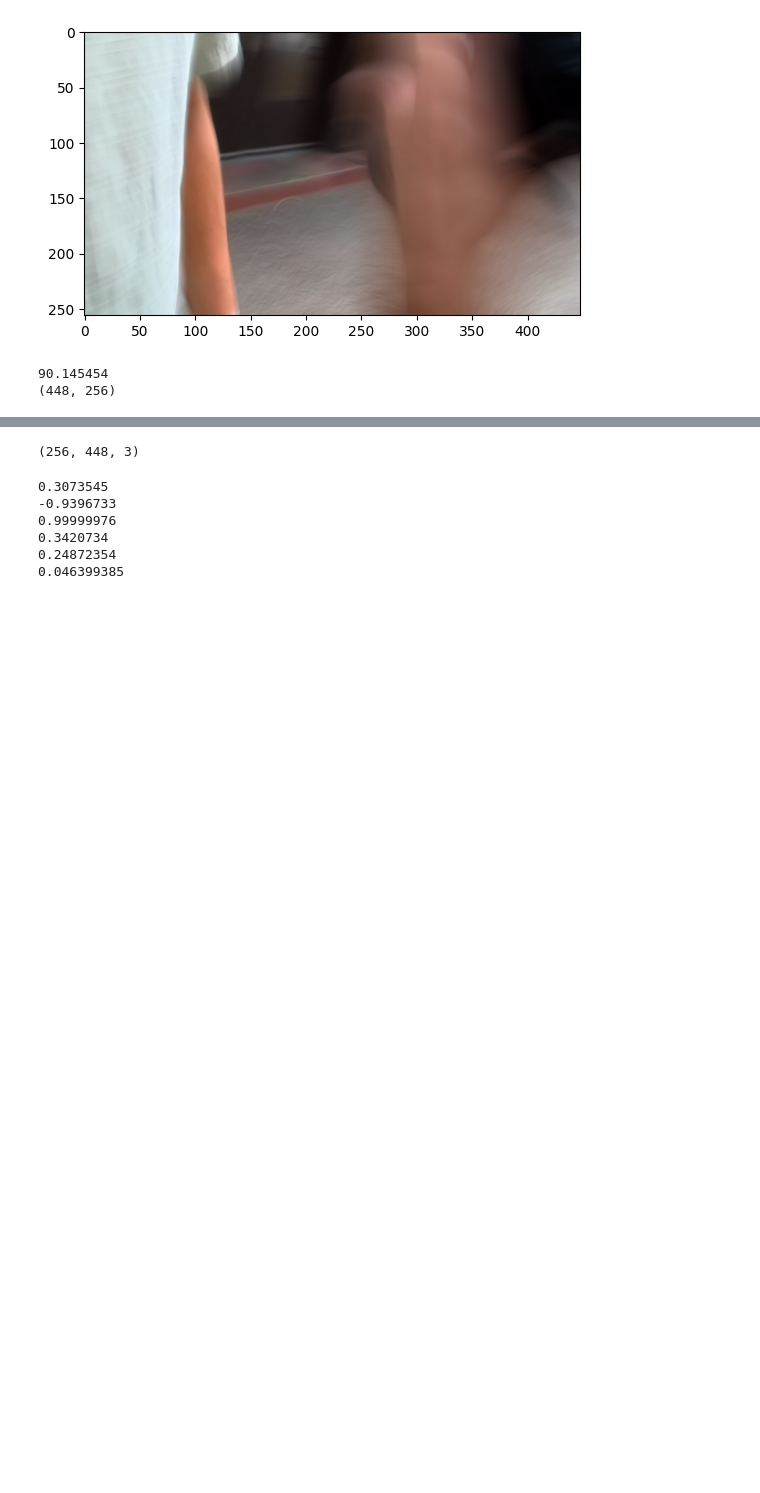
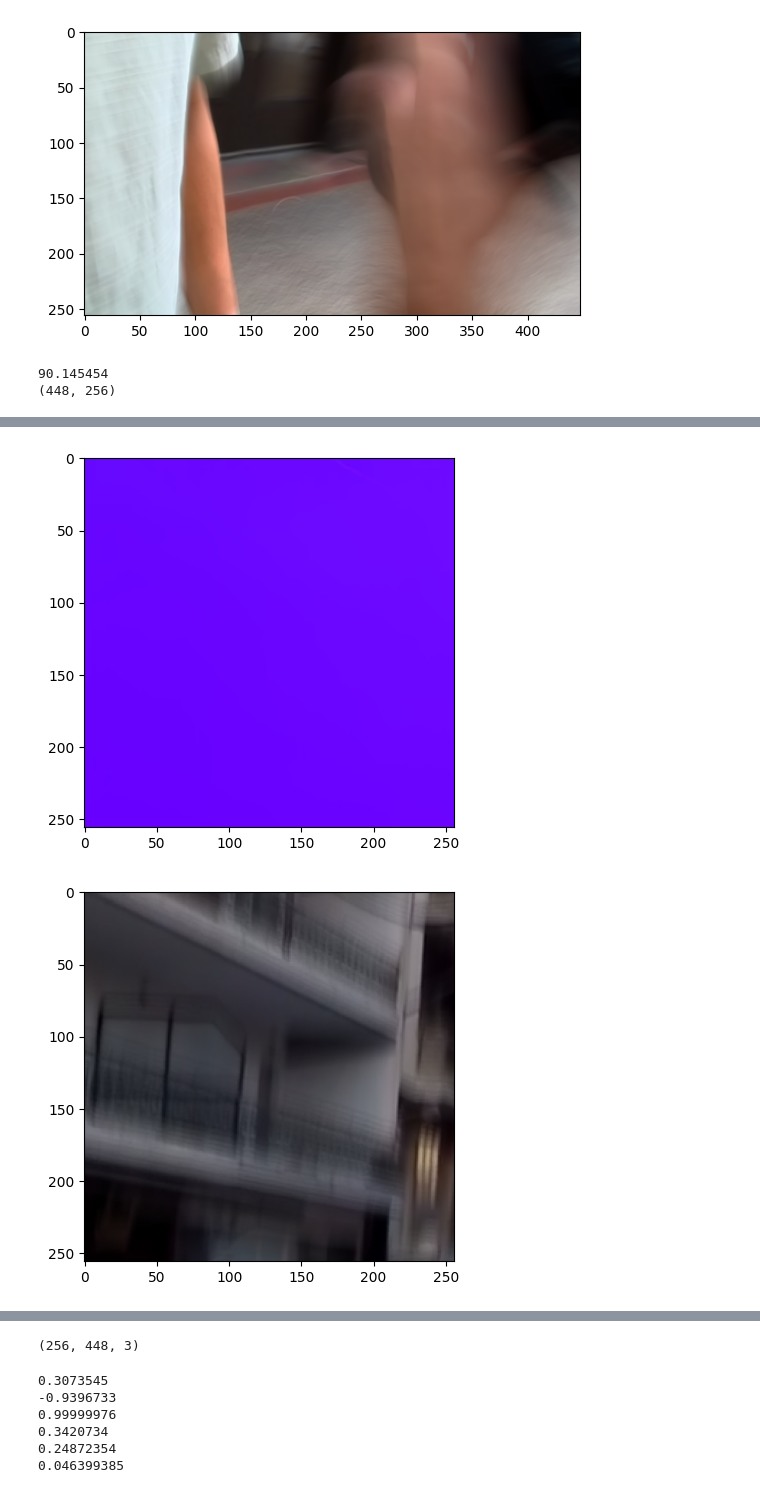
Before and after one commit to JuWanMaeng/Diffuse_Blur_to_Event, a Jupyter notebook: check_max_flow.ipynb, the cells around one changed output, grey strips where cells are left out. Saved outputs shown, nothing was run; the diff lists cells and outputs as text; code cells hidden in the pictures; blank space fills up the shorter version.

Commit message:
train

```diff
--- a/check_max_flow.ipynb
+++ b/check_max_flow.ipynb
@@ -67,14 +67,19 @@ import matplotlib.pyplot as plt
 # from your existing codebase, e.g.,
 # from your_module import flow_read, replace_nans
 
-data_path = '/workspace/data/Monkaa_my/train'
-data_folder = os.listdir(data_path)
-data_folder.sort()
+data_path = '/workspace/Marigold/dataset/train/train_vimeo+monkaa_B.txt'
+data_folder = []
+with open (data_path, 'r') as f:
+    for lin in f:
+        data_folder.append(lin.strip())
+
+
 master_max = 0
 flow_max_radius_list = []
 
-for scene in tqdm(data_folder[:-3], ncols=80):
-    flow_path = os.path.join(data_path, scene, 'flow/flows', f'{scene}.pfm')
+for scene in tqdm(data_folder, ncols=80): # '/workspace/data/Monkaa_my/train/015043/blur/015043.png'
+    flow_path = os.path.join(scene, 'flow/flows', f'{scene}.pfm')
+    print(flow_path)
     flow = flow_read(flow_path)
     complex_flow = flow[..., 0] + 1j * flow[..., 1]
     complex_flow, nan_mask = replace_nans(complex_flow)
@@ -228,24 +188,28 @@ for scene in gopro_folder[30800:]:
 90.145454
 (448, 256)
 # %%
-def augment_flow(flow, command):
+def augment_flow(image, command, is_flow=False):
+    if command == 'hflip':  # horizontal flip
+        image = np.fliplr(image)
+        if is_flow:
+            image[:, :, 0] *= -1  # Flip horizontal flow direction
 
-    if command == 'hflip':  # horizontal
-        cv2.flip(flow, 1, flow)
-        flow[:, :, 0] *= -1
+    elif command == 'vflip':  # vertical flip
+        image = np.flipud(image)
+        if is_flow:
+            image[:, :, 1] *= -1  # Flip vertical flow direction
 
-    elif command ==  'vflip':  # vertical
-        cv2.flip(flow, 0, flow)
-        flow[:, :, 1] *= -1
-
-    elif command ==  'rot90':
-        flow = flow.transpose(1, 0, 2)
-        flow = flow[:, :, [1, 0]]
+    elif command == 'rot90':  # 90-degree rotation
+        image = np.rot90(image)
+        if is_flow:
+            # Swap the flow directions and invert the new vertical component
+            image = image[:, :, [1, 0]]
+            image[:, :, 1] *= -1
 
     else:
-        assert 'Wrong command!'
+        raise ValueError("Wrong command!")
 
-    return flow
+    return image
 
 def normalize_flow_to_tensor(flow):
 
@@ -272,12 +236,29 @@ def normalize_flow_to_tensor(flow):
     C = np.stack((x, y, z), axis=-1)
 
     return C
+import cv2
 
-flow_path = '/workspace/data/vimeo/train/000040/flow/flows/000040.flo'
+command = 'rot90'
+flow_path = '/workspace/data/Gopro_my/train/000040/flow/flows/000040.flo'
+blur_path = '/workspace/data/Gopro_my/train/000040/blur/000040.png'
 flow = flow_read(flow_path)
+flow = flow[:256,:256]
+flow_rgb = flow_to_rgb(flow)
+plt.imshow(flow_rgb)
+plt.show()
 
-print(flow)
+blur_img = cv2.imread(blur_path)
+blur_img = cv2.cvtColor(blur_img,cv2.COLOR_BGR2RGB)
+blur_img = blur_img[:256,:256,:]
+plt.imshow(blur_img)
+plt.show()
 
-flow = normalize_flow_to_tensor(flow)
-print(flow)
+flow = augment_flow(flow, command=command, is_flow = True)
+flow_rgb = flow_to_rgb(flow)
+plt.imshow(flow_rgb)
+plt.show()
+
+blur_img = augment_flow(blur_img,command=command)
+plt.imshow(blur_img)
+plt.show()
 # %% [output]
@@ -300,0 +265,2 @@ print(flow)
+[figure, added]
+[figure, added]
```
Also changed, not shown: parts of 5 cells of this notebook, 2 other files.
